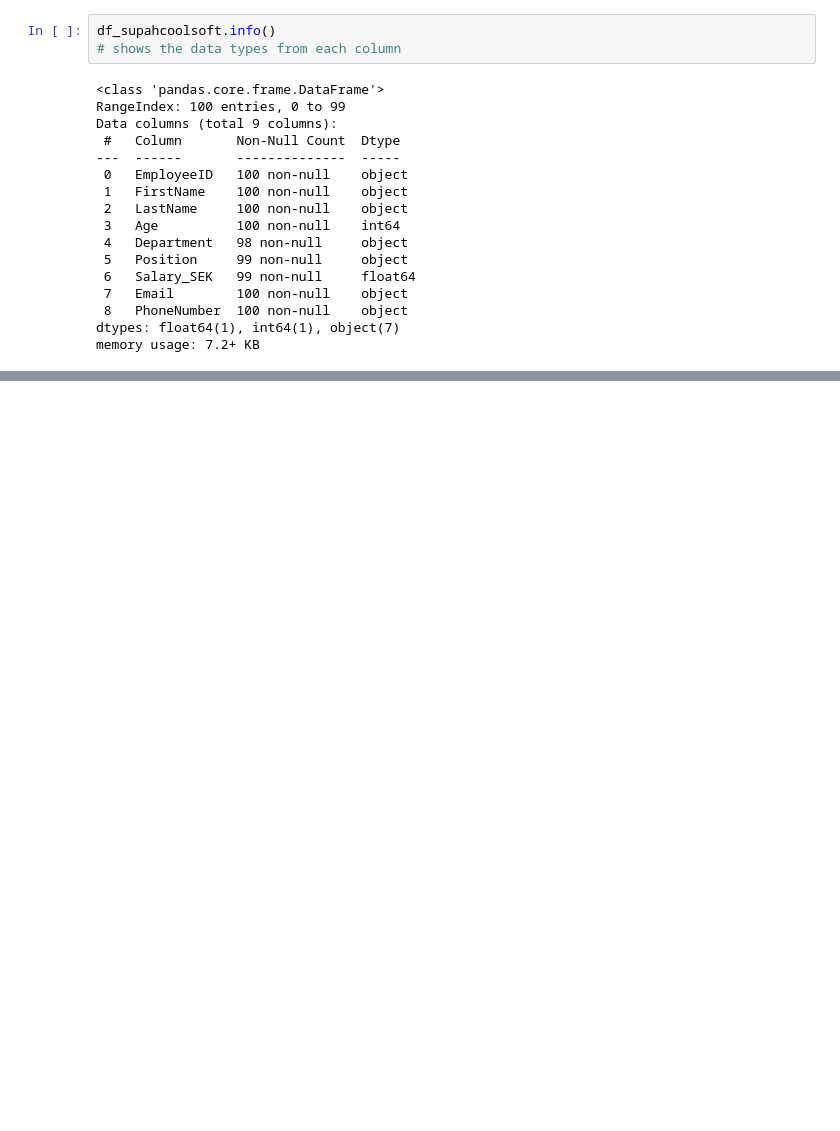
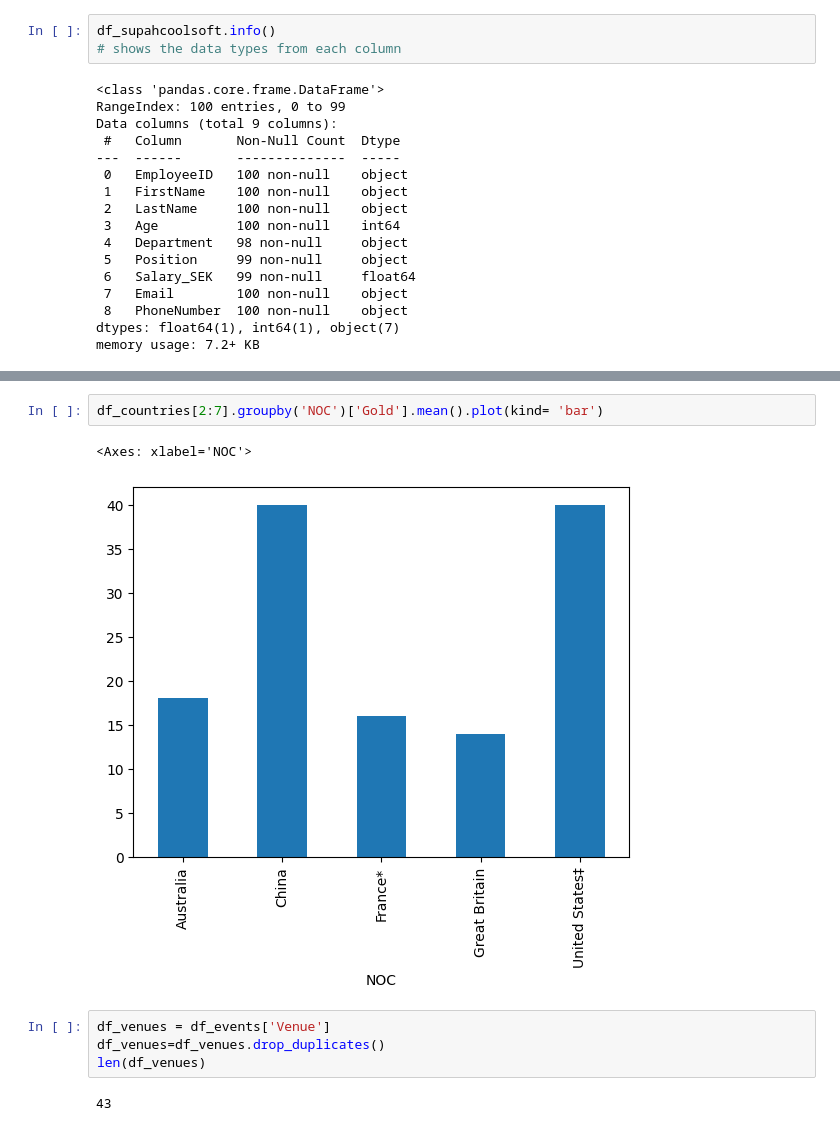
Before and after one commit to AntiSpiral-0/Fullstack_data_Yassine_Thayer, a Jupyter notebook: Exercice_1.ipynb, the cells around one changed output, grey strips where cells are left out. Saved outputs shown, nothing was run; the diff lists cells and outputs as text; blank space fills up the shorter version.

```diff
--- a/Exercice_1.ipynb
+++ b/Exercice_1.ipynb
@@ -68,0 +243,11 @@ dtype: int64
+# %%
+df_countries[2:7].groupby('NOC')['Gold'].mean().plot(kind= 'bar')
+# %% [output]
+<Axes: xlabel='NOC'>
+[figure, added]
+# %%
+df_venues = df_events['Venue']
+df_venues=df_venues.drop_duplicates()
+len(df_venues)
+# %% [output]
+43
```
Also changed, not shown: parts of 28 cells of this notebook, 2 other files.
